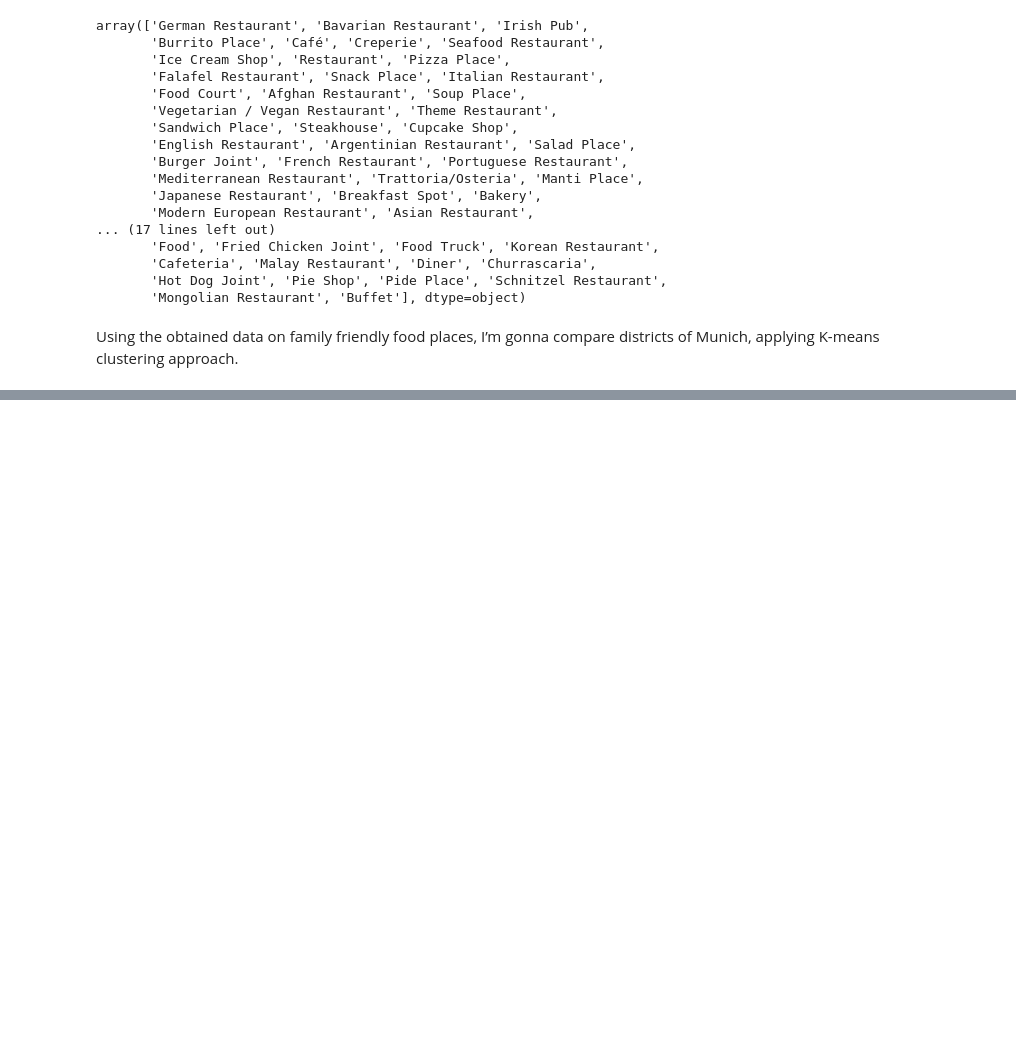
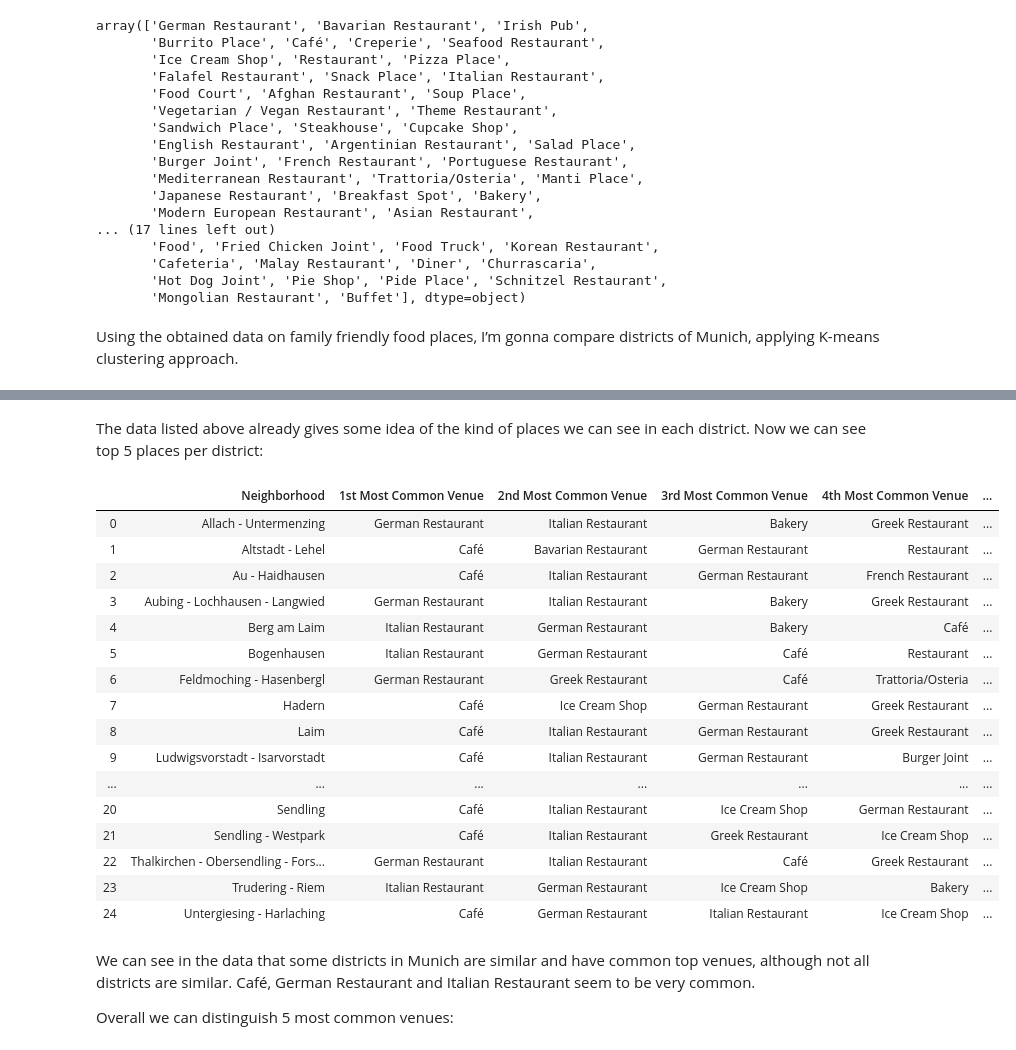
Before and after one commit to slavikdev/Coursera_Capstone, a Jupyter notebook: munich-family-neighborhoods/munich-family-places.ipynb, the cells around one changed output, grey strips where cells are left out. Saved outputs shown, nothing was run; the diff lists cells and outputs as text; code cells hidden in the pictures; blank space fills up the shorter version.

```diff
--- a/munich-family-neighborhoods/munich-family-places.ipynb
+++ b/munich-family-neighborhoods/munich-family-places.ipynb
@@ -231,0 +307,51 @@ Using the obtained data on family friendly food places, I’m gonna compare dist
+# %% [markdown]
+The data listed above already gives some idea of the kind of places we can see in each district.
+Now we can see top 5 places per district:
+# %%
+import numpy as np
+
+def return_most_common_venues(row, num_top_venues):
+    row_categories = row.iloc[1:]
+    row_categories_sorted = row_categories.sort_values(ascending=False)
+
+    return row_categories_sorted.index.values[0:num_top_venues]
+
+num_top_venues = 5
+indicators = ['st', 'nd', 'rd']
+columns = ['Neighborhood']
+
+for ind in np.arange(num_top_venues):
+    try:
+        columns.append('{}{} Most Common Venue'.format(ind + 1, indicators[ind]))
+    except:
+        columns.append('{}th Most Common Venue'.format(ind + 1))
+
+venues_sorted = pd.DataFrame(columns=columns)
+venues_sorted['Neighborhood'] = venues_grouped['Neighborhood']
+
+for ind in np.arange(venues_grouped.shape[0]):
+    venues_sorted.iloc[ind, 1:] = return_most_common_venues(venues_grouped.iloc[ind, :], num_top_venues)
+
+venues_sorted
+# %% [output]
+|  | Neighborhood | 1st Most Common Venue | 2nd Most Common Venue | 3rd Most Common Venue | 4th Most Common Venue | ... |
+| 0 | Allach - Untermenzing | German Restaurant | Italian Restaurant | Bakery | Greek Restaurant | ... |
+| 1 | Altstadt - Lehel | Café | Bavarian Restaurant | German Restaurant | Restaurant | ... |
+| 2 | Au - Haidhausen | Café | Italian Restaurant | German Restaurant | French Restaurant | ... |
+| 3 | Aubing - Lochhausen - Langwied | German Restaurant | Italian Restaurant | Bakery | Greek Restaurant | ... |
+| 4 | Berg am Laim | Italian Restaurant | German Restaurant | Bakery | Café | ... |
+| 5 | Bogenhausen | Italian Restaurant | German Restaurant | Café | Restaurant | ... |
+| 6 | Feldmoching - Hasenbergl | German Restaurant | Greek Restaurant | Café | Trattoria/Osteria | ... |
+| 7 | Hadern | Café | Ice Cream Shop | German Restaurant | Greek Restaurant | ... |
+| 8 | Laim | Café | Italian Restaurant | German Restaurant | Greek Restaurant | ... |
+| 9 | Ludwigsvorstadt - Isarvorstadt | Café | Italian Restaurant | German Restaurant | Burger Joint | ... |
+| ... | ... | ... | ... | ... | ... | ... |
+| 20 | Sendling | Café | Italian Restaurant | Ice Cream Shop | German Restaurant | ... |
+| 21 | Sendling - Westpark | Café | Italian Restaurant | Greek Restaurant | Ice Cream Shop | ... |
+| 22 | Thalkirchen - Obersendling - Fors... | German Restaurant | Italian Restaurant | Café | Greek Restaurant | ... |
+| 23 | Trudering - Riem | Italian Restaurant | German Restaurant | Ice Cream Shop | Bakery | ... |
+| 24 | Untergiesing - Harlaching | Café | German Restaurant | Italian Restaurant | Ice Cream Shop | ... |
+# %% [markdown]
+We can see in the data that some districts in Munich are similar and have common top venues, although not all districts are similar. Café, German Restaurant and Italian Restaurant seem to be very common.
+
+Overall we can distinguish 5 most common venues:
```
Also changed, not shown: parts of 43 cells of this notebook, 2 other files.
